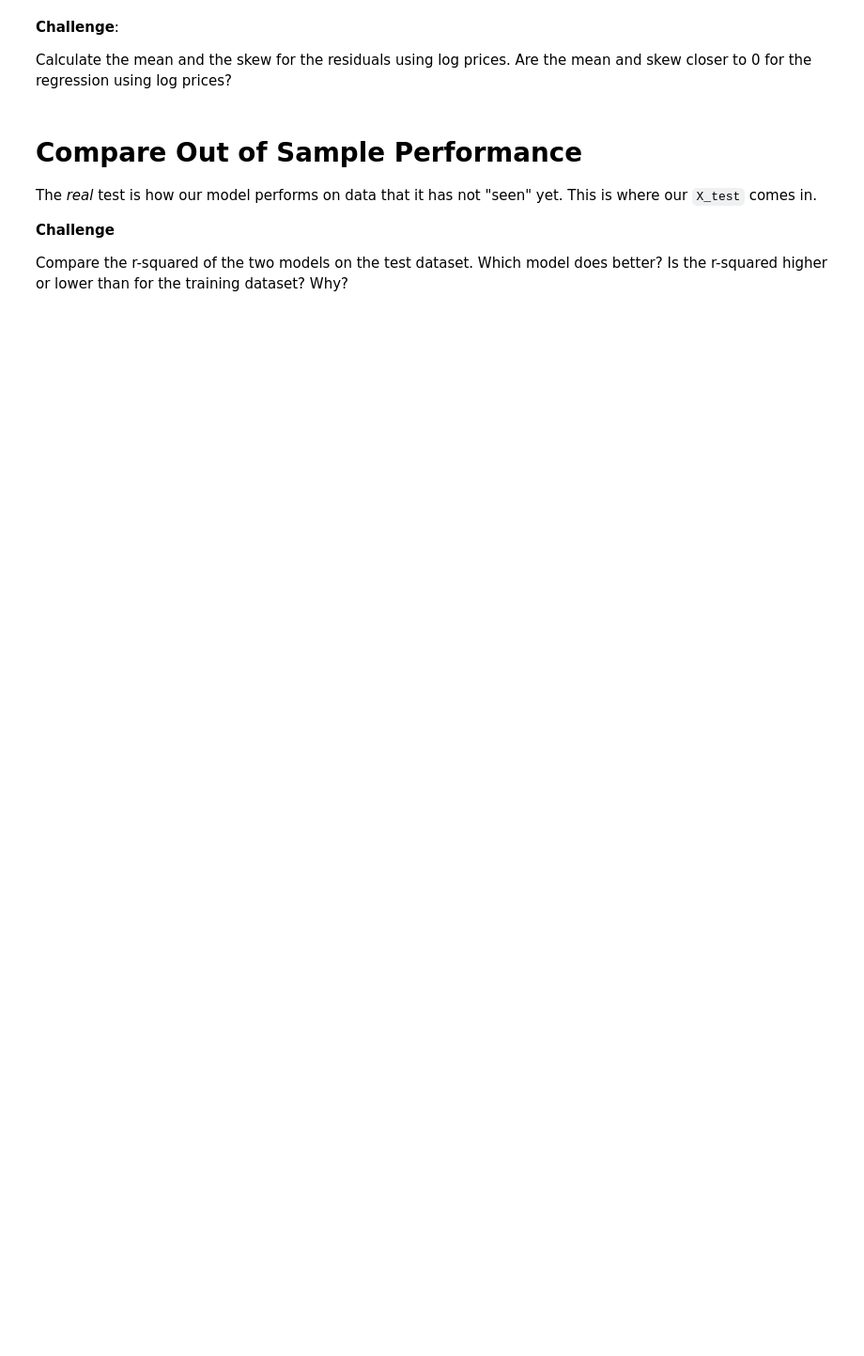
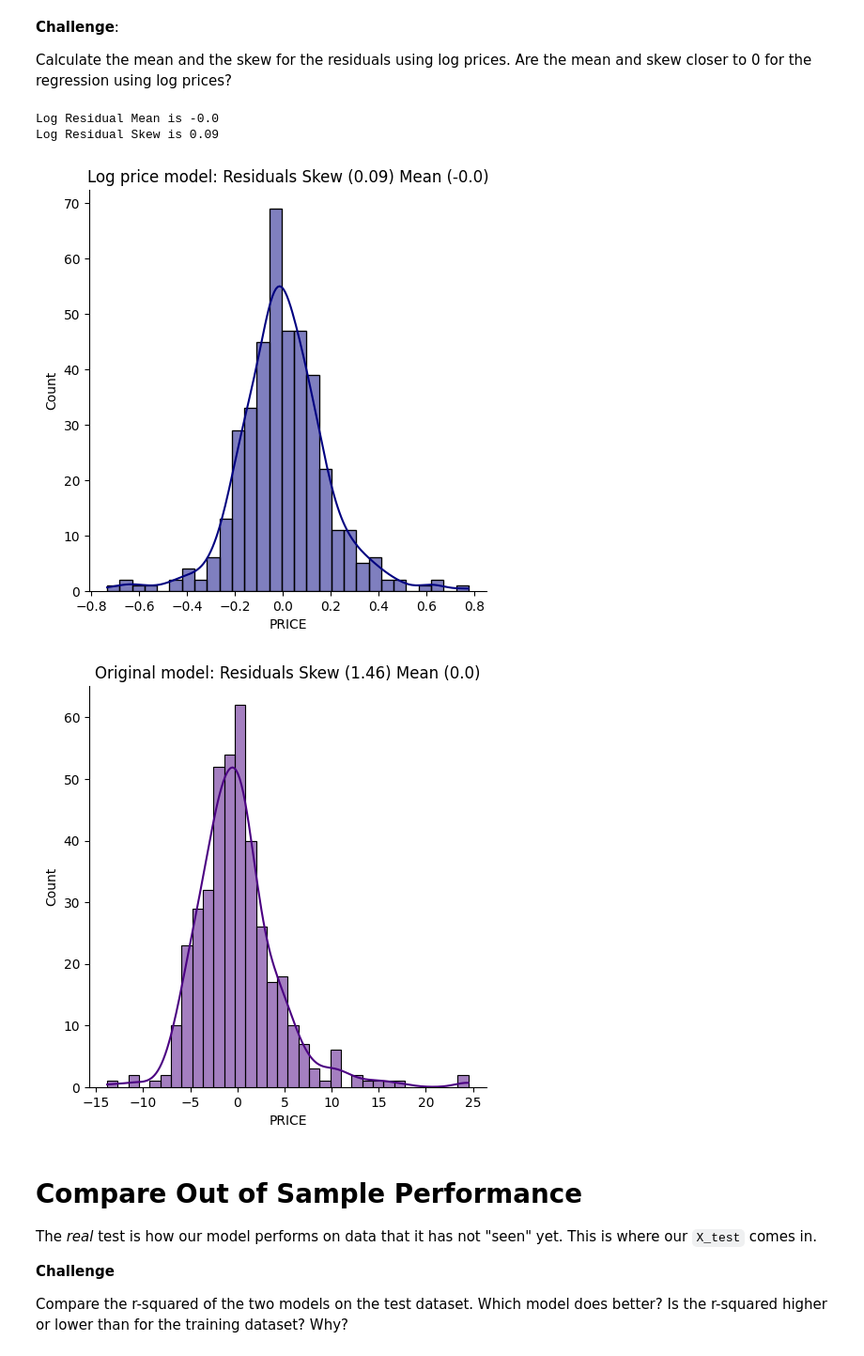
Before and after one commit to nipsalvin/udemy-100DaysOfCode, a Jupyter notebook: day-81/Multivariable Regression/Multivariable_Regression_and_Valuation_Model_(start).ipynb, the cells around one changed output. Shown at 94% size. Saved outputs shown, nothing was run; the diff lists cells and outputs as text; code cells hidden in the pictures; blank space fills up the shorter version.

```diff
--- a/day-81/Multivariable Regression/Multivariable_Regression_and_Valuation_Model_(start).ipynb
+++ b/day-81/Multivariable Regression/Multivariable_Regression_and_Valuation_Model_(start).ipynb
@@ -689,6 +764,26 @@ Hint: Use a DataFrame to make the output look pretty.
 **Challenge**:
 
 Calculate the mean and the skew for the residuals using log prices. Are the mean and skew closer to 0 for the regression using log prices?
+# %%
+log_resid_mean = round(log_residuals.mean(), 2)
+log_resid_skew = round(log_residuals.skew(), 2)
+
+print(f'Log Residual Mean is {log_resid_mean}')
+print(f'Log Residual Skew is {log_resid_skew}')
+# %% [output]
+Log Residual Mean is -0.0
+Log Residual Skew is 0.09
+# %%
+sns.displot(log_residuals, kde=True, color='navy')
+plt.title(f'Log price model: Residuals Skew ({log_resid_skew}) Mean ({log_resid_mean})')
+plt.show()
+
+sns.displot(residuals, kde=True, color='indigo')
+plt.title(f'Original model: Residuals Skew ({resid_skew}) Mean ({resid_mean})')
+plt.show()
+# %% [output]
+[figure, added]
+[figure, added]
 # %% [markdown]
 # Compare Out of Sample Performance
 
```
Also changed, not shown: parts of 11 cells of this notebook.
